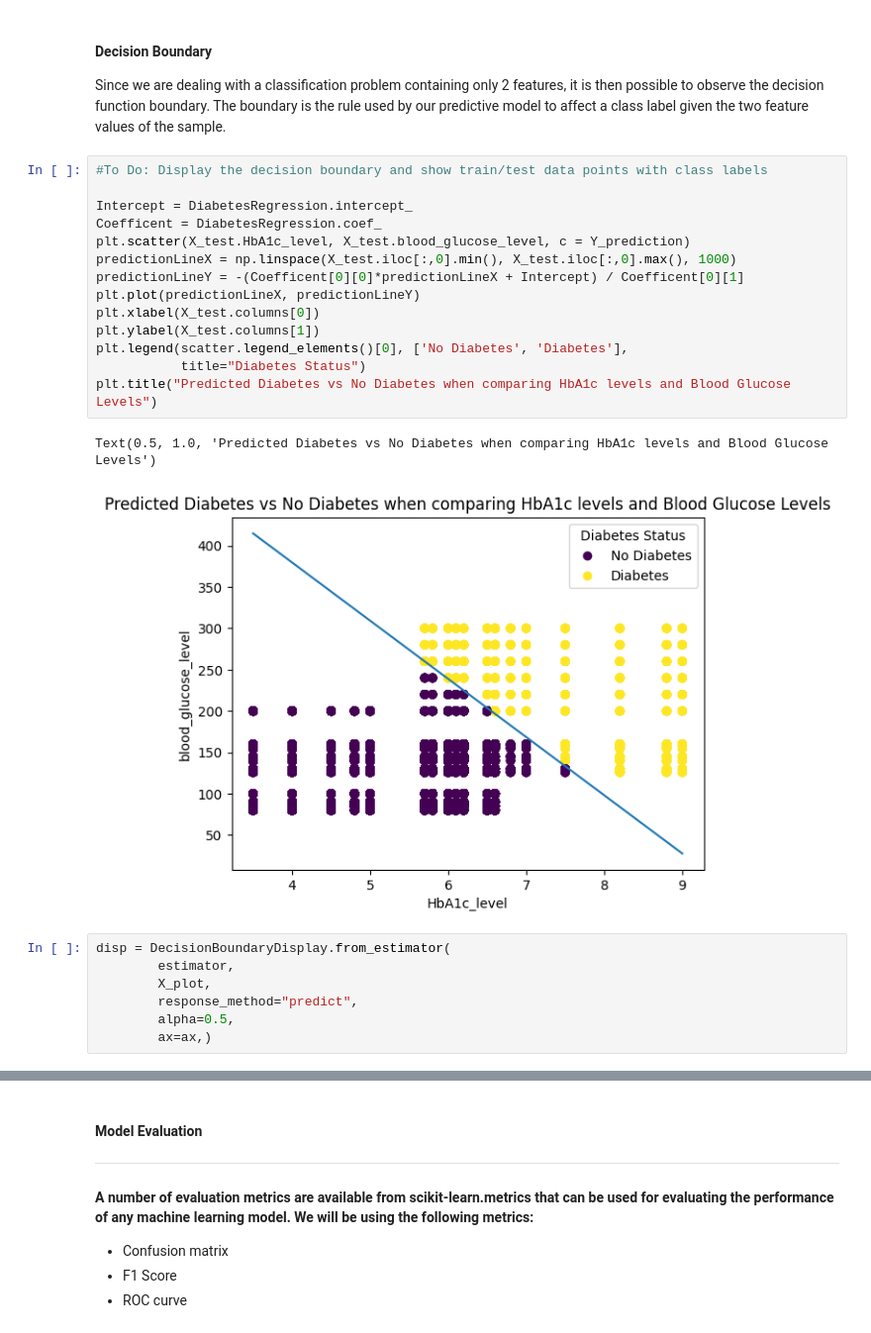
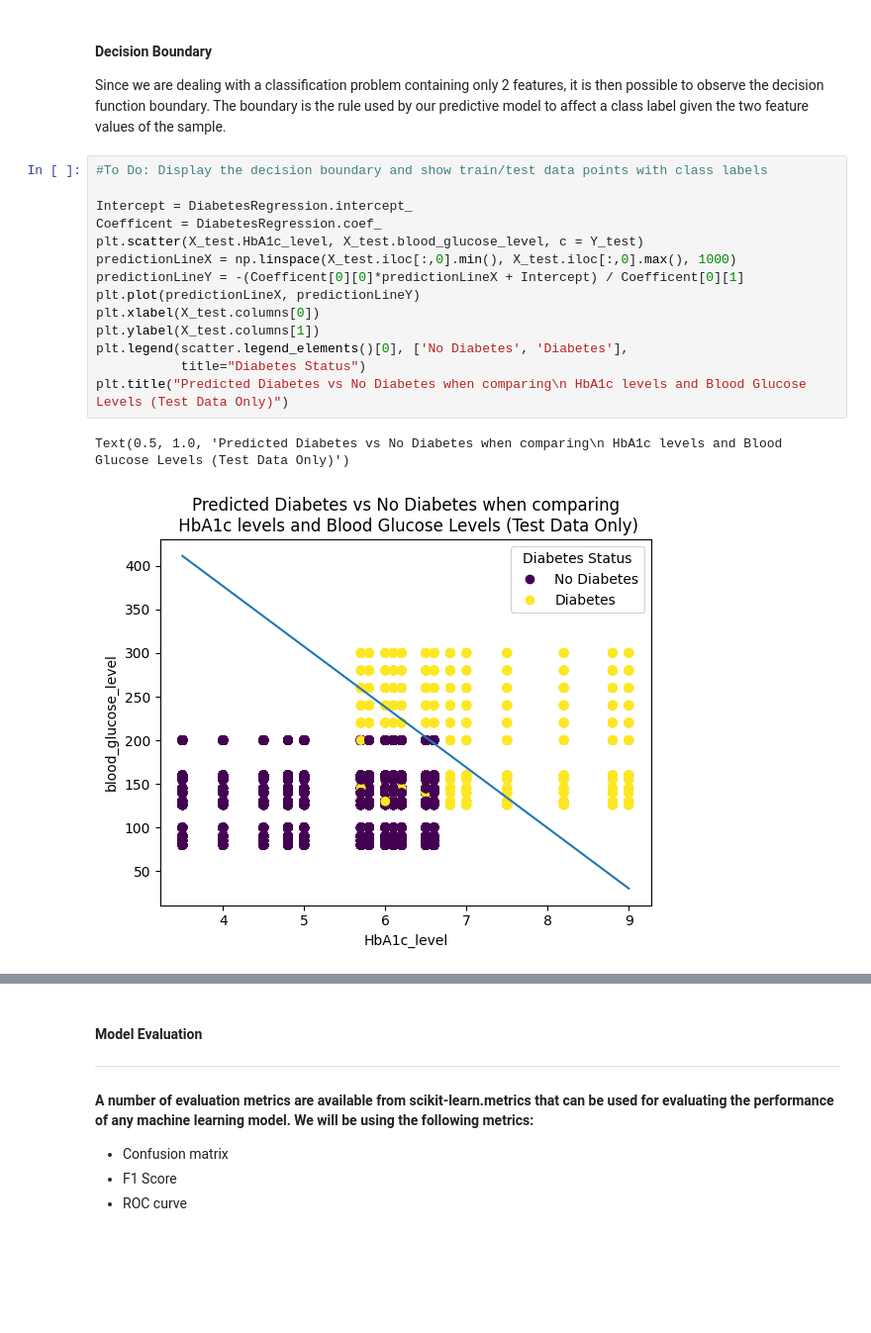
Before and after one commit to PixelatedLatte/MachineLearningProjects, a Jupyter notebook: DiabetesScreeningLCMBlankenship.ipynb, the cells around one changed output, grey strips where cells are left out. Shown at 99% size. Cells and saved outputs as stored; diff of their text form; blank space fills up the shorter version.

Commit message:
Starting to complete response questions.

```diff
--- a/DiabetesScreeningLCMBlankenship.ipynb
+++ b/DiabetesScreeningLCMBlankenship.ipynb
@@ -286,24 +286,17 @@ Since we are dealing with a classification problem containing only 2 features, i
 # %%
 #To Do: Display the decision boundary and show train/test data points with class labels
 
 Intercept = DiabetesRegression.intercept_
 Coefficent = DiabetesRegression.coef_
-plt.scatter(X_test.HbA1c_level, X_test.blood_glucose_level, c = Y_prediction)
+plt.scatter(X_test.HbA1c_level, X_test.blood_glucose_level, c = Y_test)
 predictionLineX = np.linspace(X_test.iloc[:,0].min(), X_test.iloc[:,0].max(), 1000)
 predictionLineY = -(Coefficent[0][0]*predictionLineX + Intercept) / Coefficent[0][1]
 plt.plot(predictionLineX, predictionLineY)
 plt.xlabel(X_test.columns[0])
 plt.ylabel(X_test.columns[1])
 plt.legend(scatter.legend_elements()[0], ['No Diabetes', 'Diabetes'],
            title="Diabetes Status")
-plt.title("Predicted Diabetes vs No Diabetes when comparing HbA1c levels and Blood Glucose Levels")
+plt.title("Predicted Diabetes vs No Diabetes when comparing\n HbA1c levels and Blood Glucose Levels (Test Data Only)")
 # %% [output]
-Text(0.5, 1.0, 'Predicted Diabetes vs No Diabetes when comparing HbA1c levels and Blood Glucose Levels')
+Text(0.5, 1.0, 'Predicted Diabetes vs No Diabetes when comparing\n HbA1c levels and Blood Glucose Levels (Test Data Only)')
-[figure, old version]
+[figure, new version]
-# %%
-disp = DecisionBoundaryDisplay.from_estimator(
-        estimator,
-        X_plot,
-        response_method="predict",
-        alpha=0.5,
-        ax=ax,)
```
Also changed, not shown: parts of 9 cells of this notebook.
